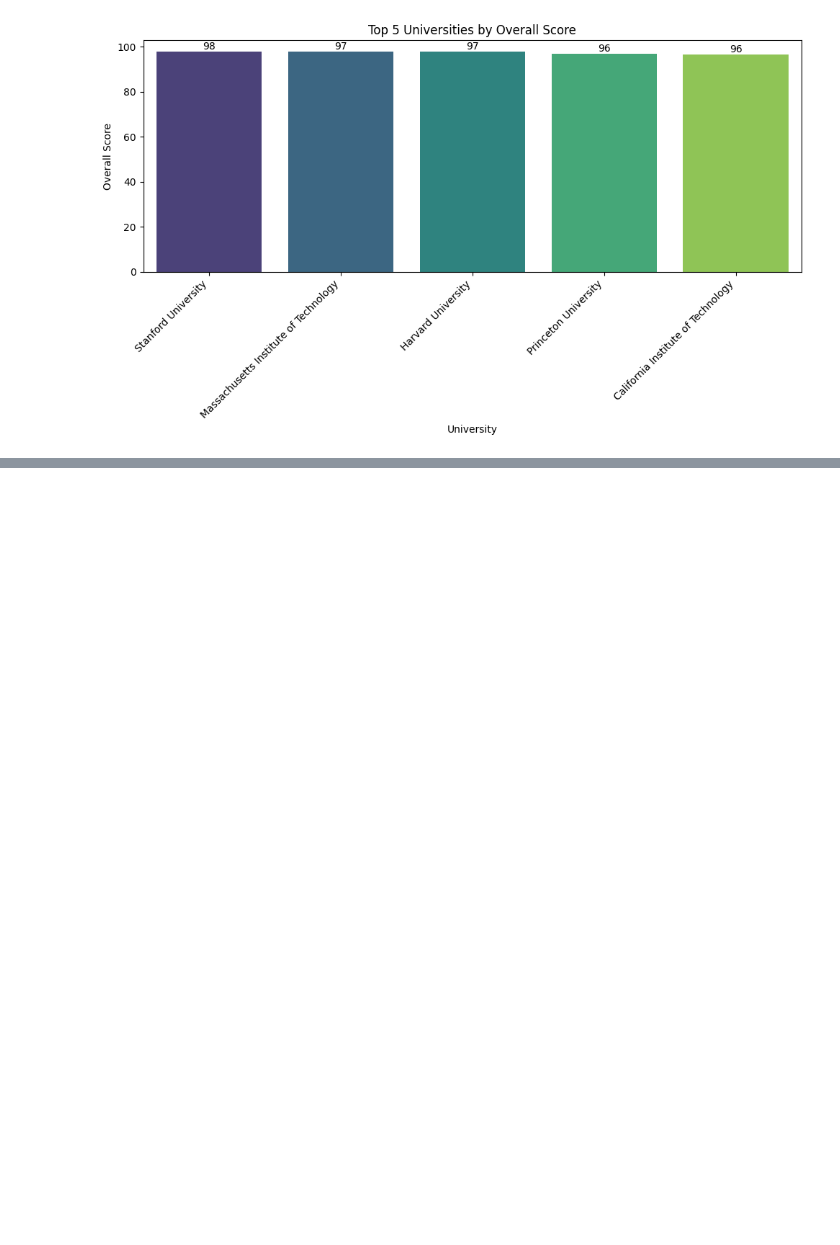
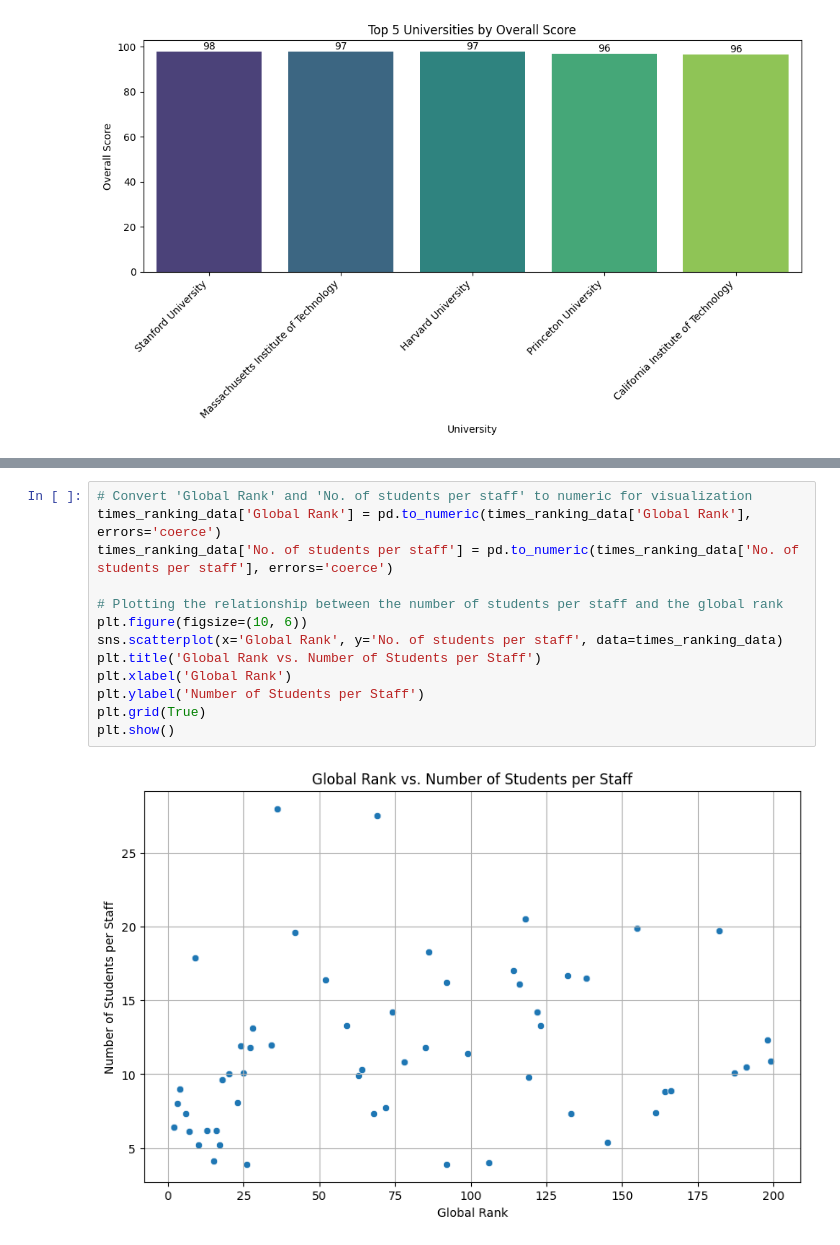
Before and after one commit to NizamIfar/589Project, a Jupyter notebook: Coding Files/Times EDA.ipynb, the cells around one changed output, grey strips where cells are left out. Cells and saved outputs as stored; diff of their text form; blank space fills up the shorter version.

```diff
--- a/Coding Files/Times EDA.ipynb
+++ b/Coding Files/Times EDA.ipynb
@@ -135,0 +132,15 @@ plt.show()
+# %%
+# Convert 'Global Rank' and 'No. of students per staff' to numeric for visualization
+times_ranking_data['Global Rank'] = pd.to_numeric(times_ranking_data['Global Rank'], errors='coerce')
+times_ranking_data['No. of students per staff'] = pd.to_numeric(times_ranking_data['No. of students per staff'], errors='coerce')
+
+# Plotting the relationship between the number of students per staff and the global rank
+plt.figure(figsize=(10, 6))
+sns.scatterplot(x='Global Rank', y='No. of students per staff', data=times_ranking_data)
+plt.title('Global Rank vs. Number of Students per Staff')
+plt.xlabel('Global Rank')
+plt.ylabel('Number of Students per Staff')
+plt.grid(True)
+plt.show()
+# %% [output]
+[figure, added]
```
Also changed, not shown: parts of 7 cells of this notebook, 1 other file.
